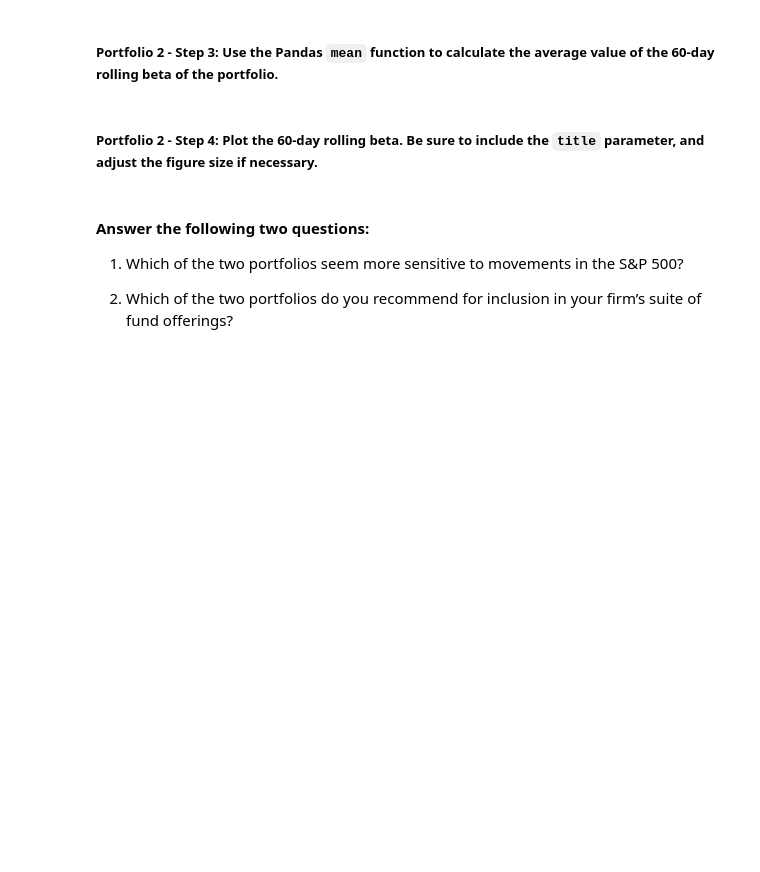
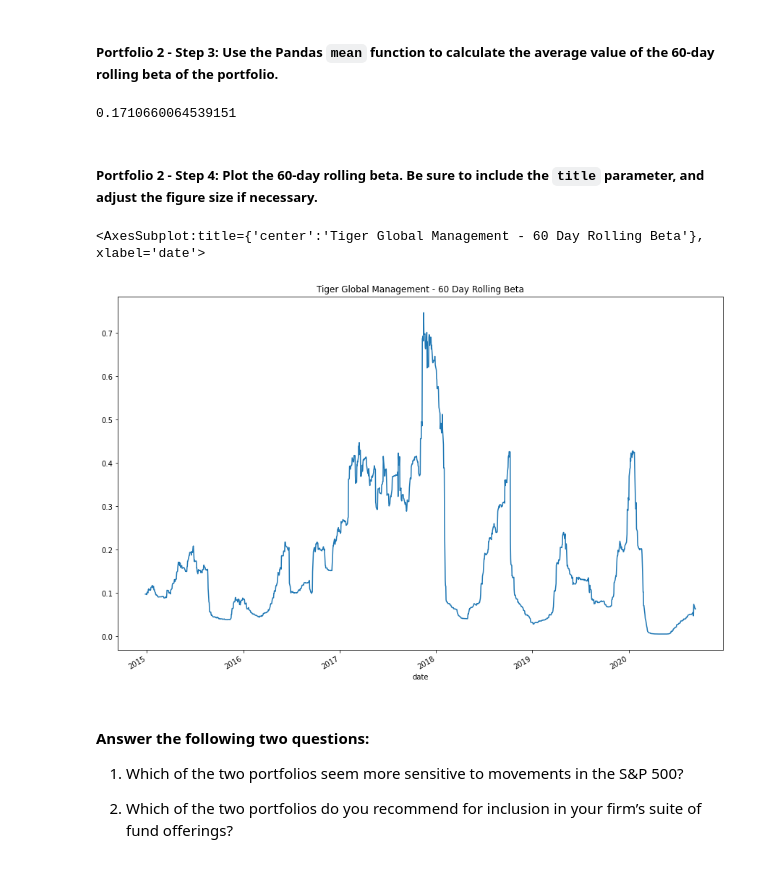
Before and after one commit to creamybokeh/Analyzing-Portfolio-Risk-and-Return, a Jupyter notebook: risk_return_analysis.ipynb, the cells around one changed output. Saved outputs shown, nothing was run; the diff lists cells and outputs as text; code cells hidden in the pictures; blank space fills up the shorter version.

```diff
--- a/risk_return_analysis.ipynb
+++ b/risk_return_analysis.ipynb
@@ -409,4 +430,5 @@ Name: S&P 500, dtype: float64
 # %%
 # Calculate the beta based on the 60-day rolling covariance compared to the market (S&P 500)
 # Review the last five rows of the beta information
-# YOUR CODE HERE
+tiger_mgmt_beta = tiger_mgmt_covariance / sp500_var
+tiger_mgmt_beta.tail()
@@ -414,13 +444,18 @@ Name: S&P 500, dtype: float64
 ##### Portfolio 2 - Step 3: Use the Pandas `mean` function to calculate the average value of the 60-day rolling beta of the portfolio.
 # %%
 # Calculate the average of the 60-day rolling beta
-# YOUR CODE HERE
+tiger_mgmt_beta.mean()
+# %% [output]
+0.1710660064539151
 # %% [markdown]
 ##### Portfolio 2 - Step 4: Plot the 60-day rolling beta. Be sure to include the `title` parameter, and adjust the figure size if necessary.
 # %%
 # Plot the rolling beta
 # Include a title parameter and adjust the figure size
-# YOUR CODE HERE
+tiger_mgmt_beta.plot.line(title="Tiger Global Management - 60 Day Rolling Beta", figsize=(15,10))
+# %% [output]
+<AxesSubplot:title={'center':'Tiger Global Management - 60 Day Rolling Beta'}, xlabel='date'>
+[figure, added]
 # %% [markdown]
 #### Answer the following two questions:
 
```
Also changed, not shown: parts of 9 cells of this notebook.
